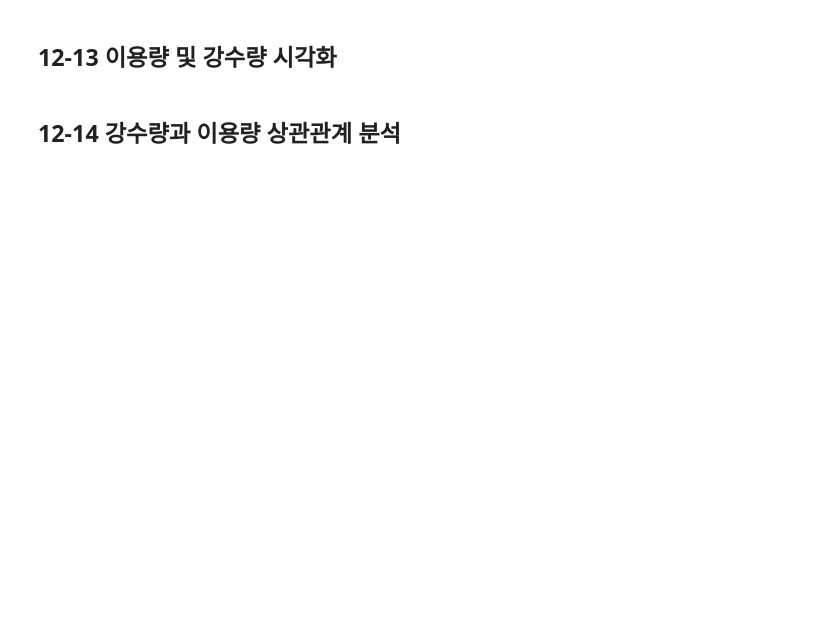
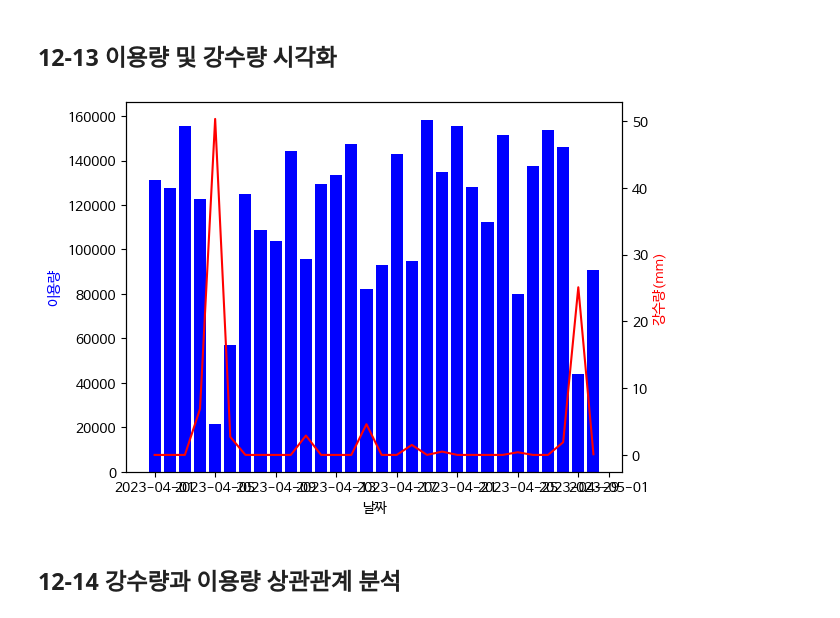
Before and after one commit to biomedist/Data-Analysis-with-Open-Source, a Jupyter notebook: 오픈소스_데이터_분석_12강.ipynb, the cells around one changed output. Cells and saved outputs as stored; diff of their text form; code cells hidden in the pictures; blank space fills up the shorter version.

```diff
--- a/오픈소스_데이터_분석_12강.ipynb
+++ b/오픈소스_데이터_분석_12강.ipynb
@@ -384,6 +379,6 @@ FileNotFoundError: [Errno 2] No such file or directory: 'seoul_rain_2023_04.csv'
 ## '일시' 컬럼 datetime 형식으로 변환
 rain_df['일시'] = pd.to_datetime(rain_df['일시'], format='%Y-%m-%d')
 ## '강수량(mm)' 컬럼 결측치 0으로 채우기
-
+rain_df['강수량(mm)'] = rain_df['강수량(mm)'].fillna(0)
 ## 불필요한 컬럼 제거
 rain_df.drop(columns=['\t지점번호', 'Unnamed: 6'], inplace=True)
@@ -390,8 +405,9 @@ rain_df.drop(columns=['\t지점번호', 'Unnamed: 6'], inplace=True)
 # %% [markdown]
 ## 12-12 일자별 이용량 데이터와 강수량 데이터 병합
 # %%
-## 일자별 이용량과 강수량 데이터 병합 (daily_usage_gf의 기준_날짜, rain_df의 일시를 기준으로 결합)
-
+## "따릉이" 일자별 이용량과 강수량 데이터 병합 (daily_usage_df의 기준_날짜, rain_df의 일시를 기준으로 결합) 날짜가 같은것 끼리 병합
+## "따릉이"데이터와 "강수량"데이터를 병합하는것이므로 위의 따릉이 데이터에서 daily_usage_df를 실행해야 결과가 출력된다
+merged_df = pd.merge(daily_usage_df, rain_df, how='left', left_on='기준_날짜', right_on='일시')
 ## 'count' 컬럼명 '이용량'으로 변경
 merged_df.rename(columns={'count': '이용량'}, inplace=True)
 ## 병합된 데이터프레임 상위 5행 출력
@@ -401,20 +424,24 @@ merged_df.head(5)
 # %%
 ## 두 개의 y축을 가진 서브플롯 생성
 fig, ax1 = plt.subplots()
 ax2 = ax1.twinx() ## 두 번째 y축 생성
 
 ## 첫 번째 y축에 이용량 막대 그래프 그리기
+ax1.bar(merged_df['일시'], merged_df['이용량'], color='b')
 
 ## 두 번째 y축에 강수량 꺾은선 그래프 그리기
-
+ax2.plot(merged_df['일시'], merged_df['강수량(mm)'], color='r')
 
 ## x축 및 y축 레이블 설정
 ax1.set_xlabel('날짜')
 ax1.set_ylabel('이용량', color='b')
 ax2.set_ylabel('강수량(mm)', color='r')
 
 ## 그래프 표시
 plt.show()
+## 그래프설명: 비가 오면 따릉이 이용량이 줄어든다 완전한 반비례관계
+# %% [output]
+[figure, added]
 # %% [markdown]
 ## 12-14 강수량과 이용량 상관관계 분석
 # %%
```
Also changed, not shown: parts of 6 cells of this notebook.
